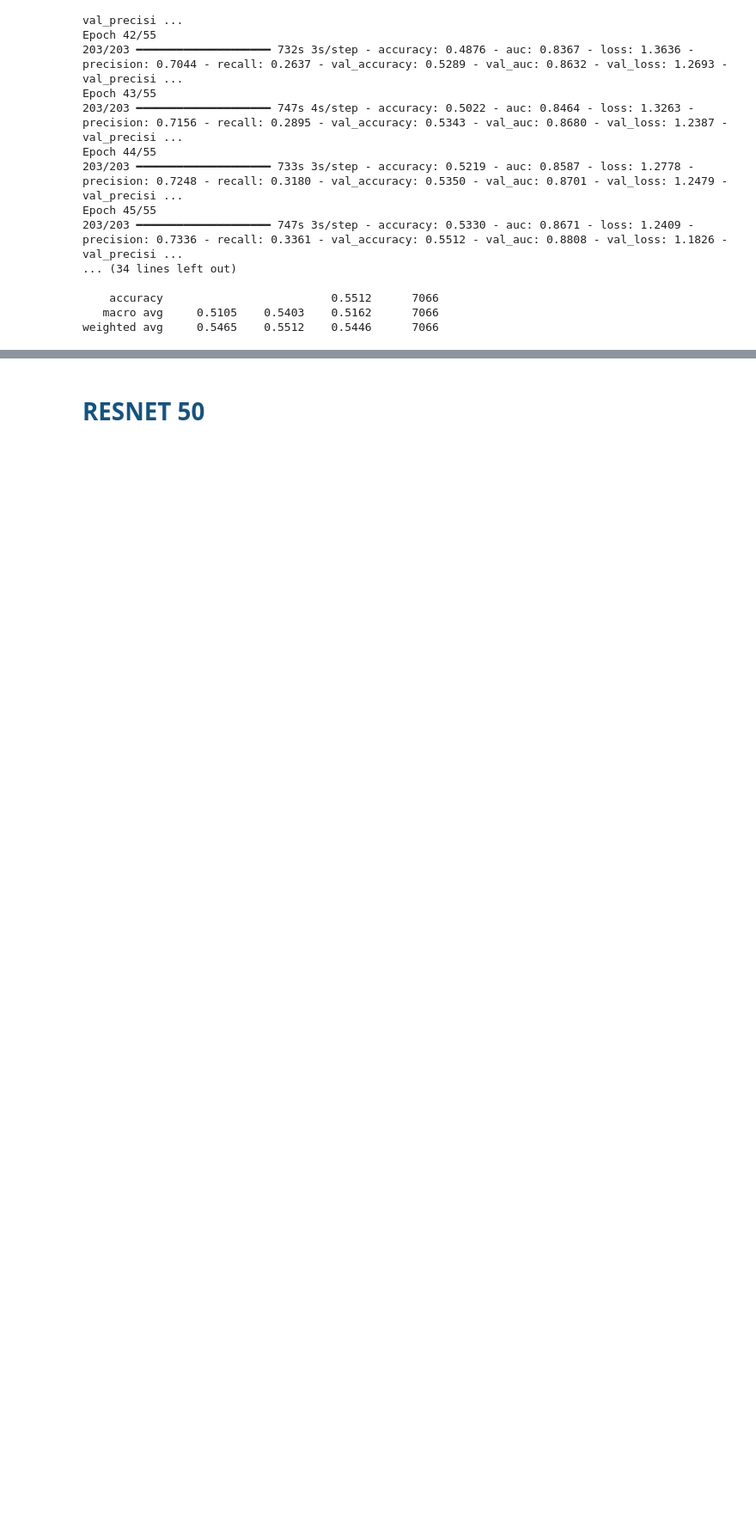
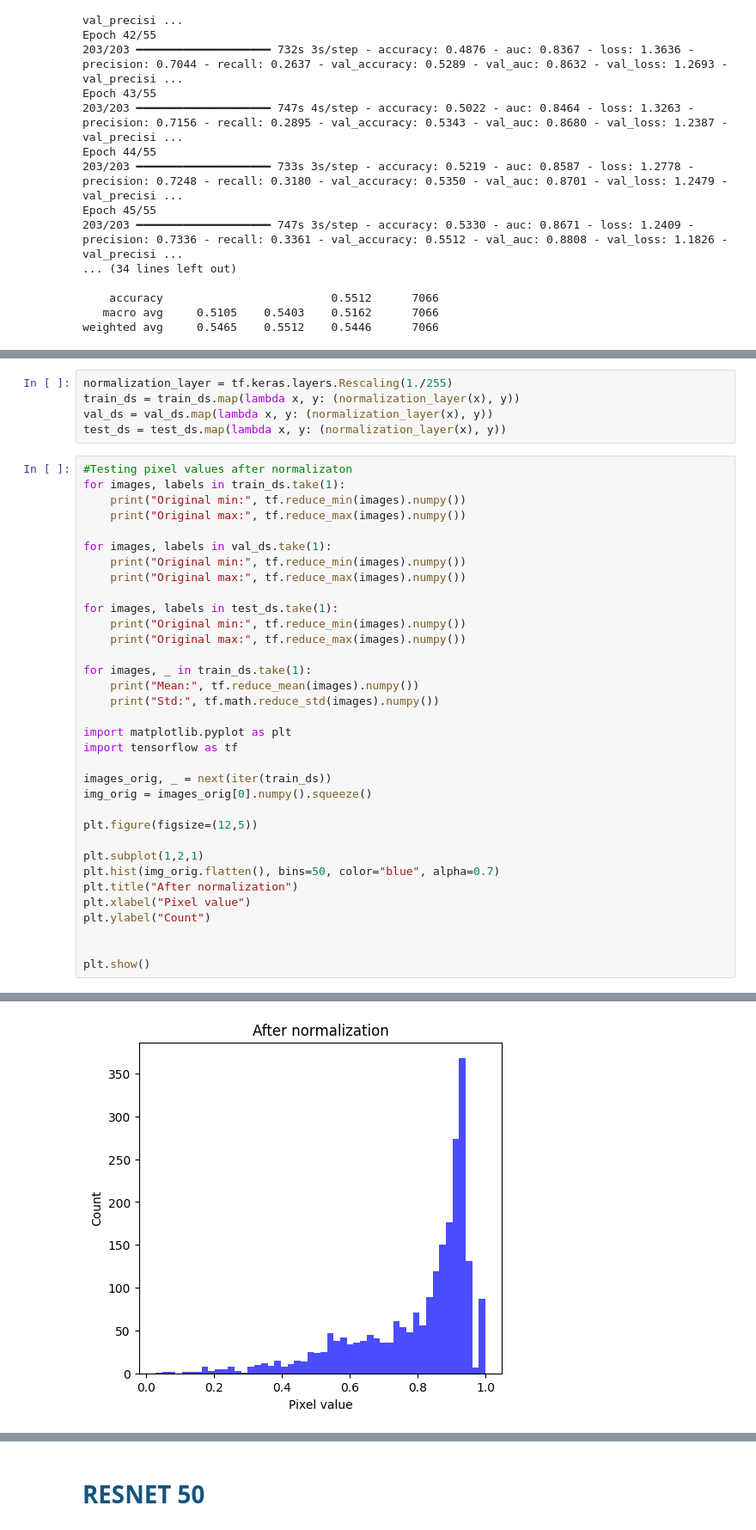
Before and after one commit to anjaducic/EMOTION-RECOGNITION, a Jupyter notebook: emotion_recognition.ipynb, the cells around one changed output, grey strips where cells are left out. Shown at 86% size. Saved outputs shown, nothing was run; the diff lists cells and outputs as text; blank space fills up the shorter version.

```diff
--- a/emotion_recognition.ipynb
+++ b/emotion_recognition.ipynb
@@ -1010,0 +1118,40 @@ weighted avg     0.5465    0.5512    0.5446      7066
+# %%
+normalization_layer = tf.keras.layers.Rescaling(1./255)
+train_ds = train_ds.map(lambda x, y: (normalization_layer(x), y))
+val_ds = val_ds.map(lambda x, y: (normalization_layer(x), y))
+test_ds = test_ds.map(lambda x, y: (normalization_layer(x), y))
+# %%
+#Testing pixel values after normalizaton
+for images, labels in train_ds.take(1):
+    print("Original min:", tf.reduce_min(images).numpy())
+    print("Original max:", tf.reduce_max(images).numpy())
+
+for images, labels in val_ds.take(1):
+    print("Original min:", tf.reduce_min(images).numpy())
+    print("Original max:", tf.reduce_max(images).numpy())
+
+for images, labels in test_ds.take(1):
+    print("Original min:", tf.reduce_min(images).numpy())
+    print("Original max:", tf.reduce_max(images).numpy())
+
+for images, _ in train_ds.take(1):
+    print("Mean:", tf.reduce_mean(images).numpy())
+    print("Std:", tf.math.reduce_std(images).numpy())
+
+import matplotlib.pyplot as plt
+import tensorflow as tf
+
+images_orig, _ = next(iter(train_ds))
+img_orig = images_orig[0].numpy().squeeze()
+
+plt.figure(figsize=(12,5))
+
+plt.subplot(1,2,1)
+plt.hist(img_orig.flatten(), bins=50, color="blue", alpha=0.7)
+plt.title("After normalization")
+plt.xlabel("Pixel value")
+plt.ylabel("Count")
+
+
+plt.show()
+# %% [output]
@@ -1010,0 +1166 @@ weighted avg     0.5465    0.5512    0.5446      7066
+[figure, added]
```
Also changed, not shown: parts of 17 cells of this notebook.
